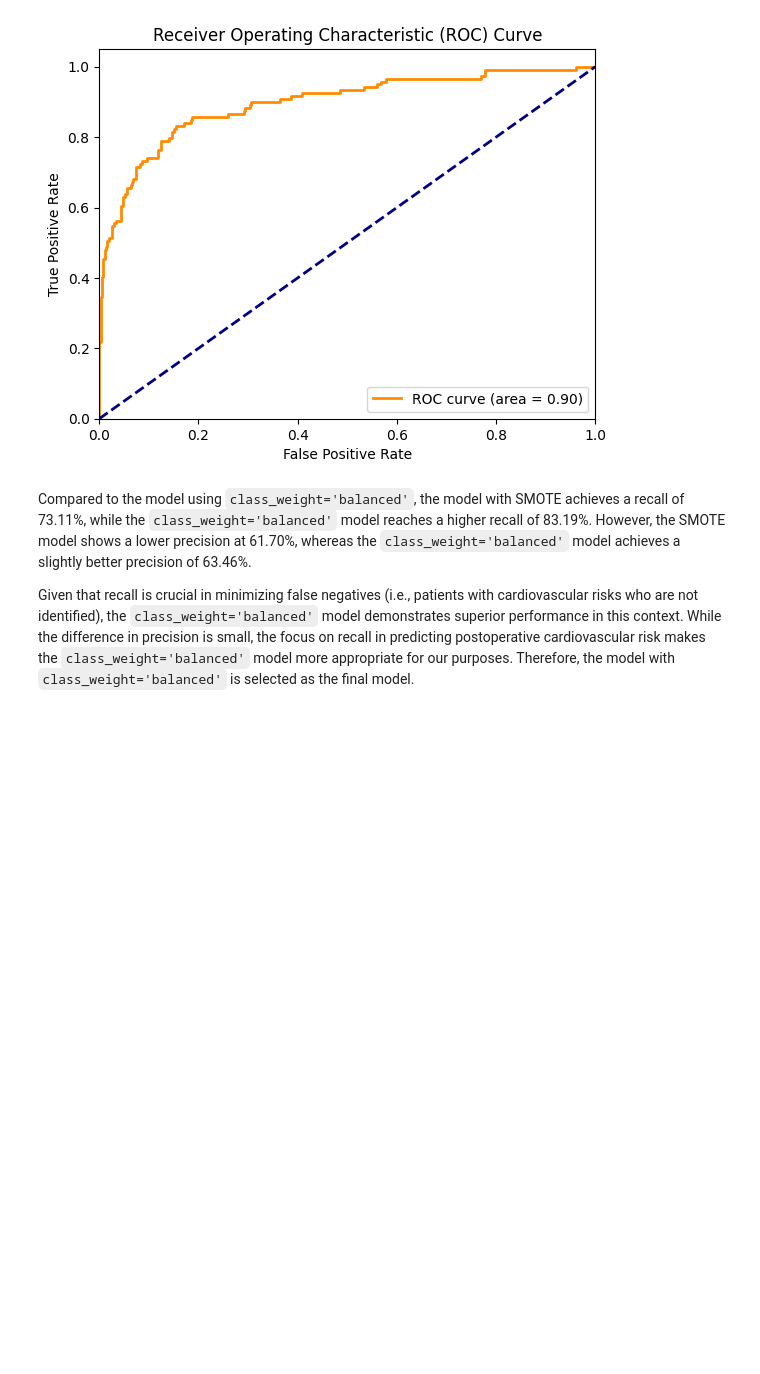
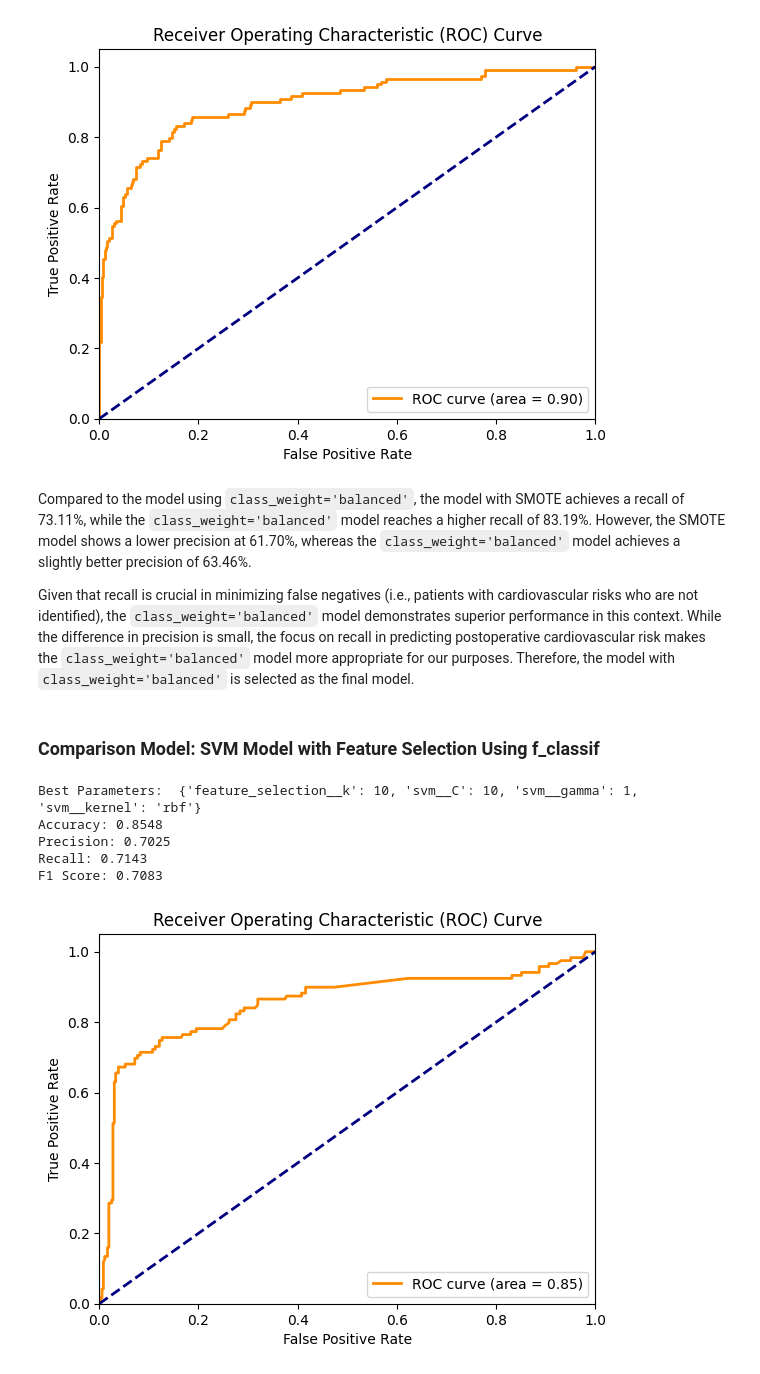
Before and after one commit to jiulong15/comp90051, a Jupyter notebook: code/Model Building/SVM.ipynb, the cells around one changed output. Cells and saved outputs as stored; diff of their text form; code cells hidden in the pictures; blank space fills up the shorter version.

```diff
--- a/code/Model Building/SVM.ipynb
+++ b/code/Model Building/SVM.ipynb
@@ -297,3 +297,70 @@ F1 Score: 0.6692
 Compared to the model using `class_weight='balanced'`, the model with SMOTE achieves a recall of 73.11%, while the `class_weight='balanced'` model reaches a higher recall of 83.19%. However, the SMOTE model shows a lower precision at 61.70%, whereas the `class_weight='balanced'` model achieves a slightly better precision of 63.46%.
 
 Given that recall is crucial in minimizing false negatives (i.e., patients with cardiovascular risks who are not identified), the `class_weight='balanced'` model demonstrates superior performance in this context. While the difference in precision is small, the focus on recall in predicting postoperative cardiovascular risk makes the `class_weight='balanced'` model more appropriate for our purposes. Therefore, the model with `class_weight='balanced'` is selected as the final model.
+# %% [markdown]
+### Comparison Model: SVM Model with Feature Selection Using f_classif
+# %%
+# Define a pipeline that includes standardization, feature selection, and SVM model
+pipeline = Pipeline([
+    ('scaler', StandardScaler()),  # Standardization step
+    ('feature_selection', SelectKBest(f_classif)),  # Feature selection
+    ('svm', SVC(probability=True, class_weight='balanced'))  # SVM model, handles class imbalance
+])
+
+# Define the hyperparameter search space
+param_grid = {
+    'feature_selection__k': list(range(1, X_train.shape[1] + 1)),  # Number of features to select in the feature selection step
+    'svm__C': [0.1, 1, 10, 100],  # C parameter for SVM
+    'svm__gamma': [1, 0.1, 0.01, 0.001],  # Gamma parameter for SVM
+    'svm__kernel': ['rbf']  # SVM kernel function
+}
+
+# Perform hyperparameter tuning using 20-fold cross-validation
+grid_search = GridSearchCV(pipeline, param_grid, cv=20, scoring='f1', n_jobs=-1)
+
+# Train on the training set while searching for the best parameters
+grid_search.fit(X_train, y_train)
+
+# Output the best parameter combination found
+print("Best Parameters: ", grid_search.best_params_)
+
+# Use the best model to make predictions on the test set
+y_pred = grid_search.best_estimator_.predict(X_test)
+
+accuracy = accuracy_score(y_test, y_pred)
+precision = precision_score(y_test, y_pred, average='binary')
+recall = recall_score(y_test, y_pred, average='binary')
+f1 = f1_score(y_test, y_pred, average='binary')
+
+# Print the evaluation metrics
+print(f"Accuracy: {accuracy:.4f}")
+print(f"Precision: {precision:.4f}")
+print(f"Recall: {recall:.4f}")
+print(f"F1 Score: {f1:.4f}")
+# Predict probabilities for the test set
+y_score = grid_search.best_estimator_.predict_proba(X_test)[:, 1]
+
+# Compute the ROC curve
+fpr, tpr, thresholds = roc_curve(y_test, y_score)
+
+# Compute the AUC (Area Under the Curve)
+roc_auc = auc(fpr, tpr)
+
+# Plot the ROC curve
+plt.figure()
+plt.plot(fpr, tpr, color='darkorange', lw=2, label=f'ROC curve (area = {roc_auc:.2f})')
+plt.plot([0, 1], [0, 1], color='navy', lw=2, linestyle='--')
+plt.xlim([0.0, 1.0])
+plt.ylim([0.0, 1.05])
+plt.xlabel('False Positive Rate')
+plt.ylabel('True Positive Rate')
+plt.title('Receiver Operating Characteristic (ROC) Curve')
+plt.legend(loc="lower right")
+plt.show()
+# %% [output]
+Best Parameters:  {'feature_selection__k': 10, 'svm__C': 10, 'svm__gamma': 1, 'svm__kernel': 'rbf'}
+Accuracy: 0.8548
+Precision: 0.7025
+Recall: 0.7143
+F1 Score: 0.7083
+[figure, added]
```
